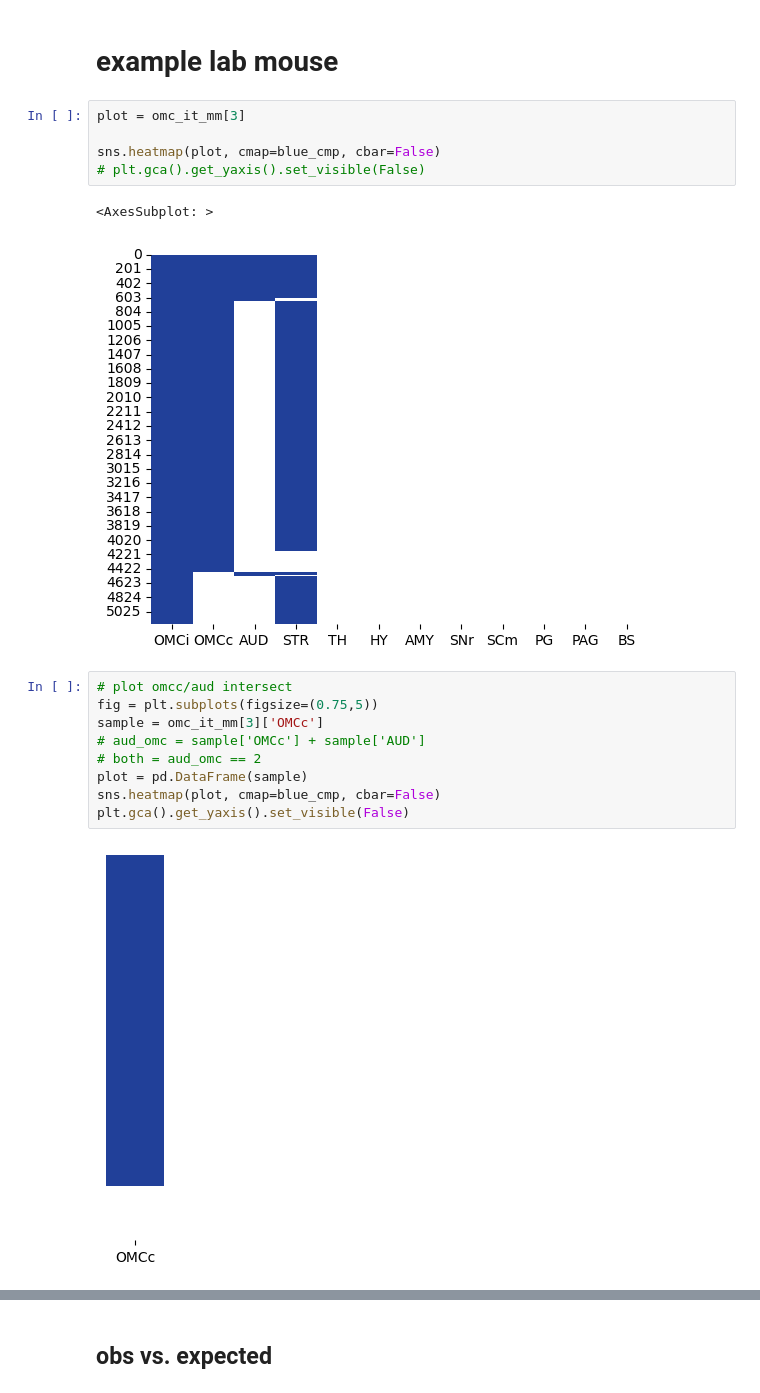
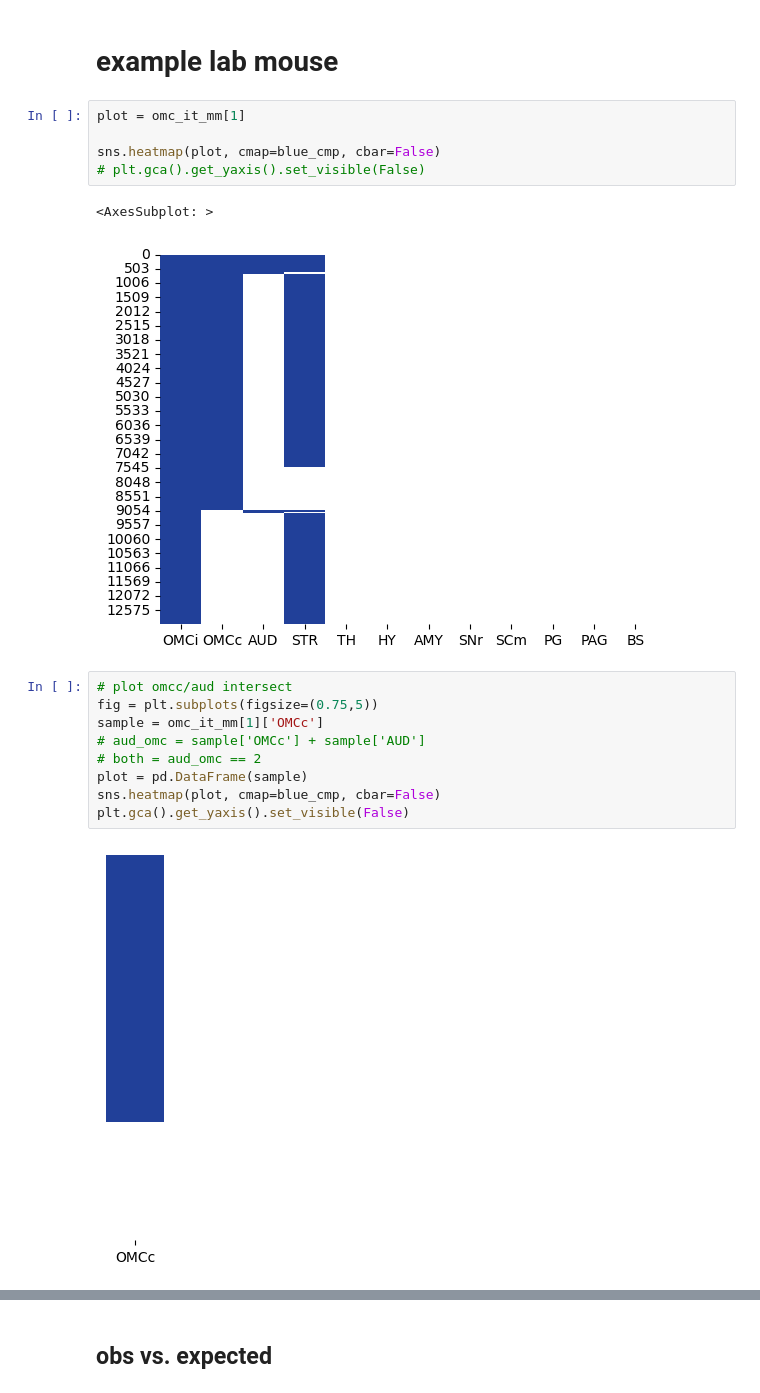
Before and after one commit to eisko/MAPseq_analysis, a Jupyter notebook: M194_M220_fig3_sc.ipynb, the cells around one changed output, grey strips where cells are left out. Saved outputs shown, nothing was run; the diff lists cells and outputs as text.

```diff
--- a/M194_M220_fig3_sc.ipynb
+++ b/M194_M220_fig3_sc.ipynb
@@ -146,24 +146,24 @@ plt.gca().get_yaxis().set_visible(False)
 # %% [markdown]
 # example lab mouse
 # %%
-plot = omc_it_mm[3]
+plot = omc_it_mm[1]
 
 sns.heatmap(plot, cmap=blue_cmp, cbar=False)
 # plt.gca().get_yaxis().set_visible(False)
 # %% [output]
 <AxesSubplot: >
-[figure, old version]
+[figure, new version]
 # %%
 # plot omcc/aud intersect
 fig = plt.subplots(figsize=(0.75,5))
-sample = omc_it_mm[3]['OMCc']
+sample = omc_it_mm[1]['OMCc']
 # aud_omc = sample['OMCc'] + sample['AUD']
 # both = aud_omc == 2
 plot = pd.DataFrame(sample)
 sns.heatmap(plot, cmap=blue_cmp, cbar=False)
 plt.gca().get_yaxis().set_visible(False)
 # %% [output]
-[figure, old version]
+[figure, new version]
 # %%
 # plot omcc/aud intersect
 fig = plt.subplots(figsize=(0.75,5))
```
Also changed, not shown: parts of 14 cells of this notebook, 1 other file.
